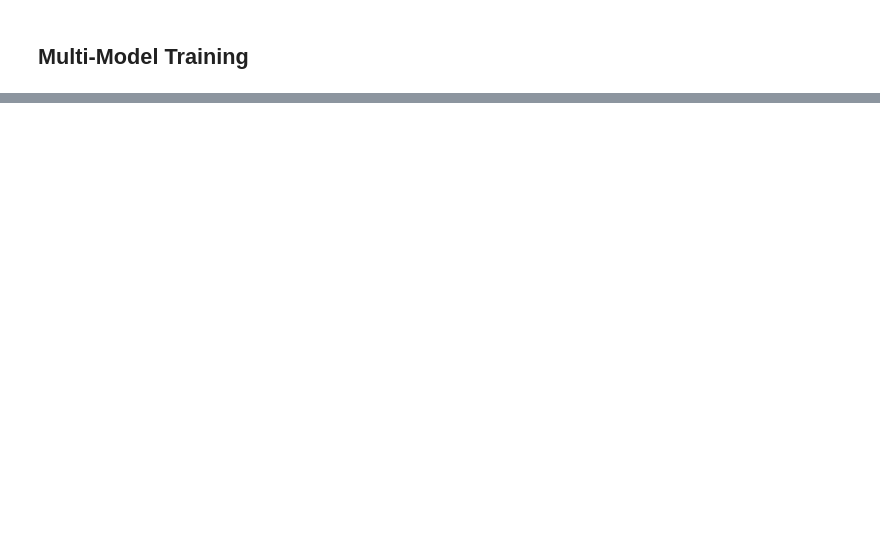
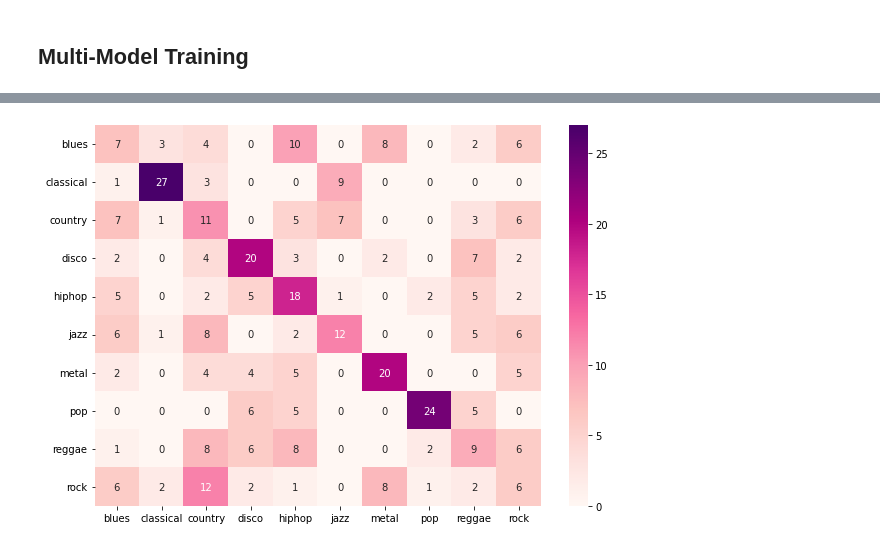
Before and after one commit to aadityaverma/Genre-Classification-using-Deep-learning, a Jupyter notebook: genre_classification.ipynb, the cells around one changed output, grey strips where cells are left out. Saved outputs shown, nothing was run; the diff lists cells and outputs as text; code cells hidden in the pictures; blank space fills up the shorter version.

```diff
--- a/genre_classification.ipynb
+++ b/genre_classification.ipynb
@@ -637,14 +628,16 @@ print(classification_report(y_wv_val, np.argmax(predictions, axis=1), target_nam
 # %%
 import seaborn as sn
 import pandas as pd
 import matplotlib.pyplot as plt
 predictions = np.argmax(predictions, axis=1)
-cm1 = confusion_matrix(y_val, predictions)
+cm1 = confusion_matrix(y_wv_val, predictions)
 df_cm = pd.DataFrame(cm1, index = [i for i in labels],
               columns = [i for i in labels])
 plt.figure(figsize = (10,7))
 sn.heatmap(df_cm, annot=True,cmap="RdPu")
 plt.savefig('confusion_mrtx3.png',bbox_inches = 'tight')
+# %% [output]
+[figure, added]
 # %%
 epochs_range = range(500)
 import matplotlib.pyplot as plt
```
Also changed, not shown: parts of 20 cells of this notebook, 9 other files.
